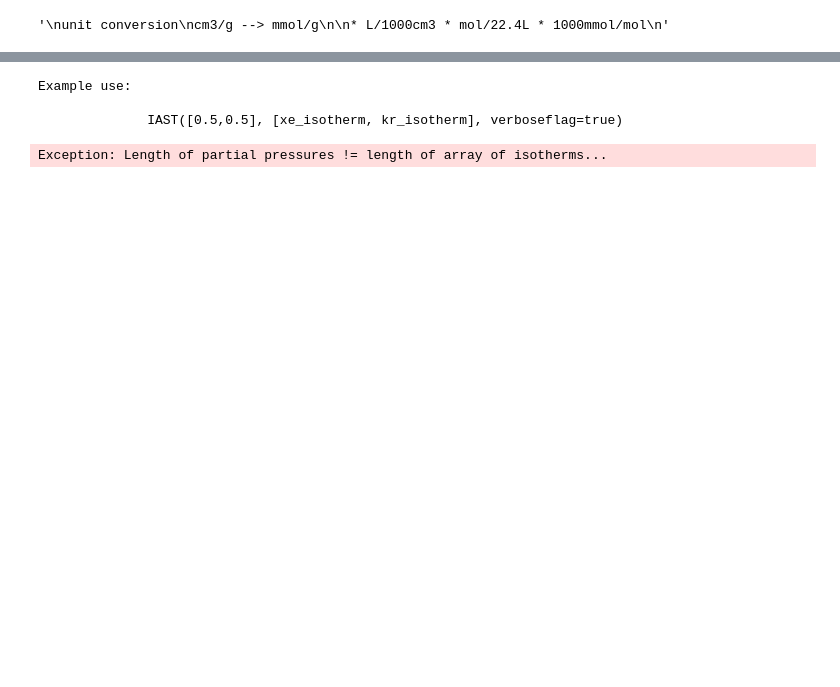
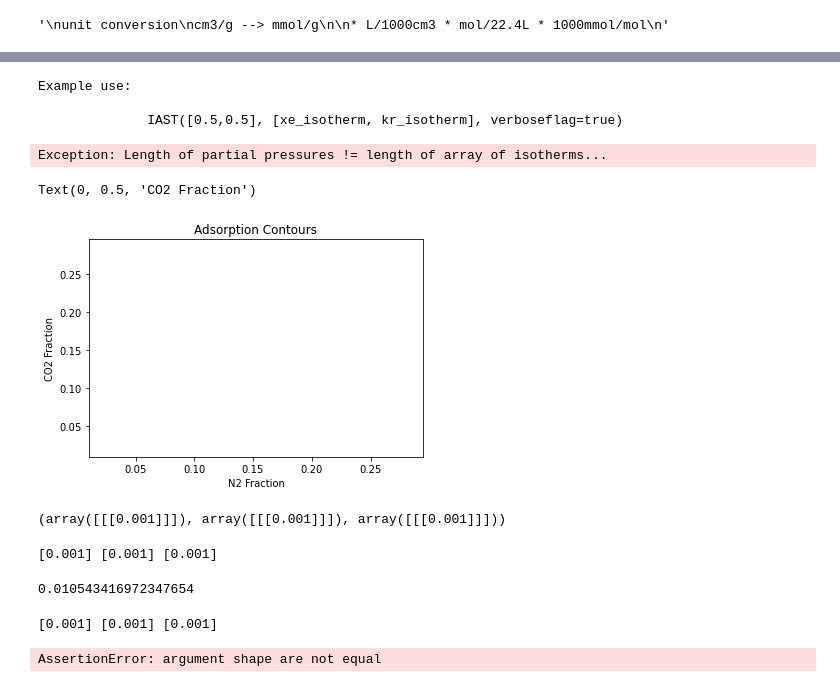
Before and after one commit to SimonEnsemble/unresponsive_directions_in_sensors, a Jupyter notebook: IAST.ipynb, the cells around one changed output, grey strips where cells are left out. Cells and saved outputs as stored; diff of their text form; code cells hidden in the pictures; blank space fills up the shorter version.

```diff
--- a/IAST.ipynb
+++ b/IAST.ipynb
@@ -59,23 +63,3 @@ mol_wts = {"N2" : 28., "CH4" : 16., "CO2" : 44.009}
-# %%
-for i in range(len(x_ch4)):
-    if x_ch4[i] == 0:
-        m_ads[i] = isotherm_dict["N2"].loading(total_p) * mol_wts["N2"] / 1000
-        continue
-    if x_ch4[i] == 1:
-        m_ads[i] = isotherm_dict["CH4"].loading(total_p) * mol_wts["CH4"] / 1000
-        continue
-
-    mol_fxns = np.array([1 - x_ch4[i], x_ch4[i]])
-    q = iast.iast(total_p * mol_fxns, [isotherm_dict[gas] for gas in gases])
-    # q: mmol/g mof
-    # mol_wts: g gas/mol
-    # m_ads: g gas/g mof
-    m_ads[i] = np.sum([q[j] * mol_wts[gases[j]] for j in range(len(gases))]) / 1000
-# %% [output]
-Example use:
-
-              IAST([0.5,0.5], [xe_isotherm, kr_isotherm], verboseflag=true)
-Exception: Length of partial pressures != length of array of isotherms...
 # %%
 def adsorbed_mass(mol_fxns):
     q = iast.iast(mol_fxns, [isotherm_dict[gas] for gas in gases], warningoff=True)
@@ -83,3 +67,28 @@ def adsorbed_mass(mol_fxns):
     # mol_wts: g gas/mol
     # m_ads: g gas/g mof
     return np.sum([q[j] * mol_wts[gases[j]] for j in range(len(gases))]) / 1000
+# %%
+delta = 0.005
+x = np.arange(0.01, 0.3, delta)
+y = np.arange(0.01, 0.3, delta)
+X, Y = np.meshgrid(x, y)
+Z = np.zeros(np.shape(X))
+for i in range(np.shape(X)[0]):
+    for j in range(np.shape(Y)[1]):
+        mol_fxn = [1 - x[i] - y[j], x[i], y[j]]
+        Z[j,i] = adsorbed_mass(mol_fxn)
+# %% [output]
+Example use:
+
+              IAST([0.5,0.5], [xe_isotherm, kr_isotherm], verboseflag=true)
+Exception: Length of partial pressures != length of array of isotherms...
+# %%
+fig, ax = plt.subplots()
+CS = ax.contour(X, Y, Z)
+ax.clabel(CS, inline=True, fontsize=10)
+ax.set_title('Adsorption Contours')
+ax.set_xlabel("N2 Fraction")
+ax.set_ylabel("CO2 Fraction")
+# %% [output]
+Text(0, 0.5, 'CO2 Fraction')
+[figure, added]
@@ -86,3 +103,19 @@ def adsorbed_mass(mol_fxns):
+# %%
+X, Y, Z = np.mgrid[0.001:0.003:0.999, 0.001:0.003:0.999, 0.001:0.003:0.999]
+X, Y, Z
+# %% [output]
+(array([[[0.001]]]), array([[[0.001]]]), array([[[0.001]]]))
+# %%
+V(X, Y, Z)
+# %% [output]
+[0.001] [0.001] [0.001]
+0.010543416972347654
+# %%
+from mayavi import mlab
+mlab.contour3d(X, Y, Z, V)
+# %% [output]
+[0.001] [0.001] [0.001]
+AssertionError: argument shape are not equal
 # %%
 figure, tax = tern.figure(scale=100)
 tax.heatmapf(adsorbed_mass, boundary=False, style="hexagonal")
```
Also changed, not shown: parts of 12 cells of this notebook.
